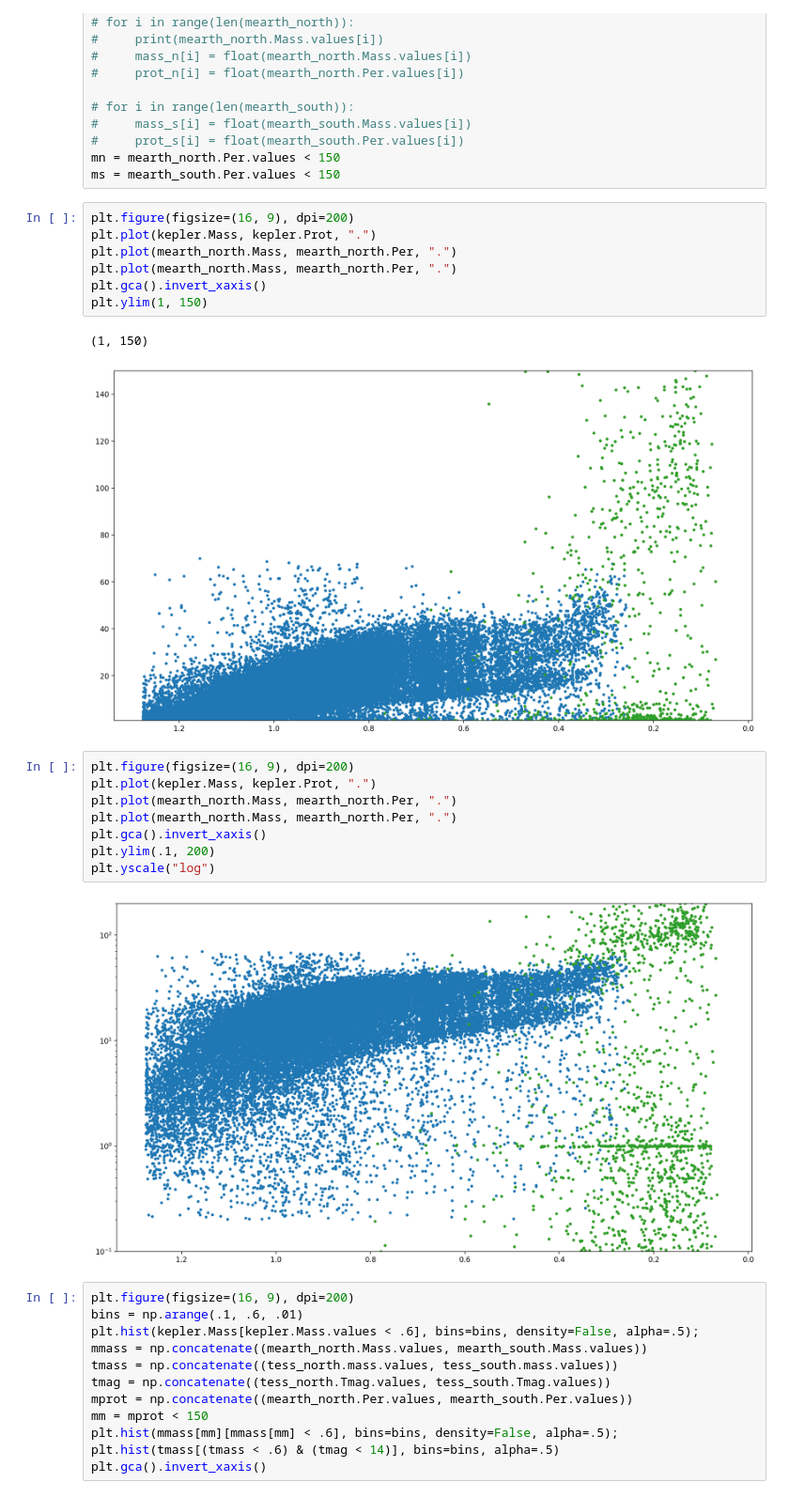
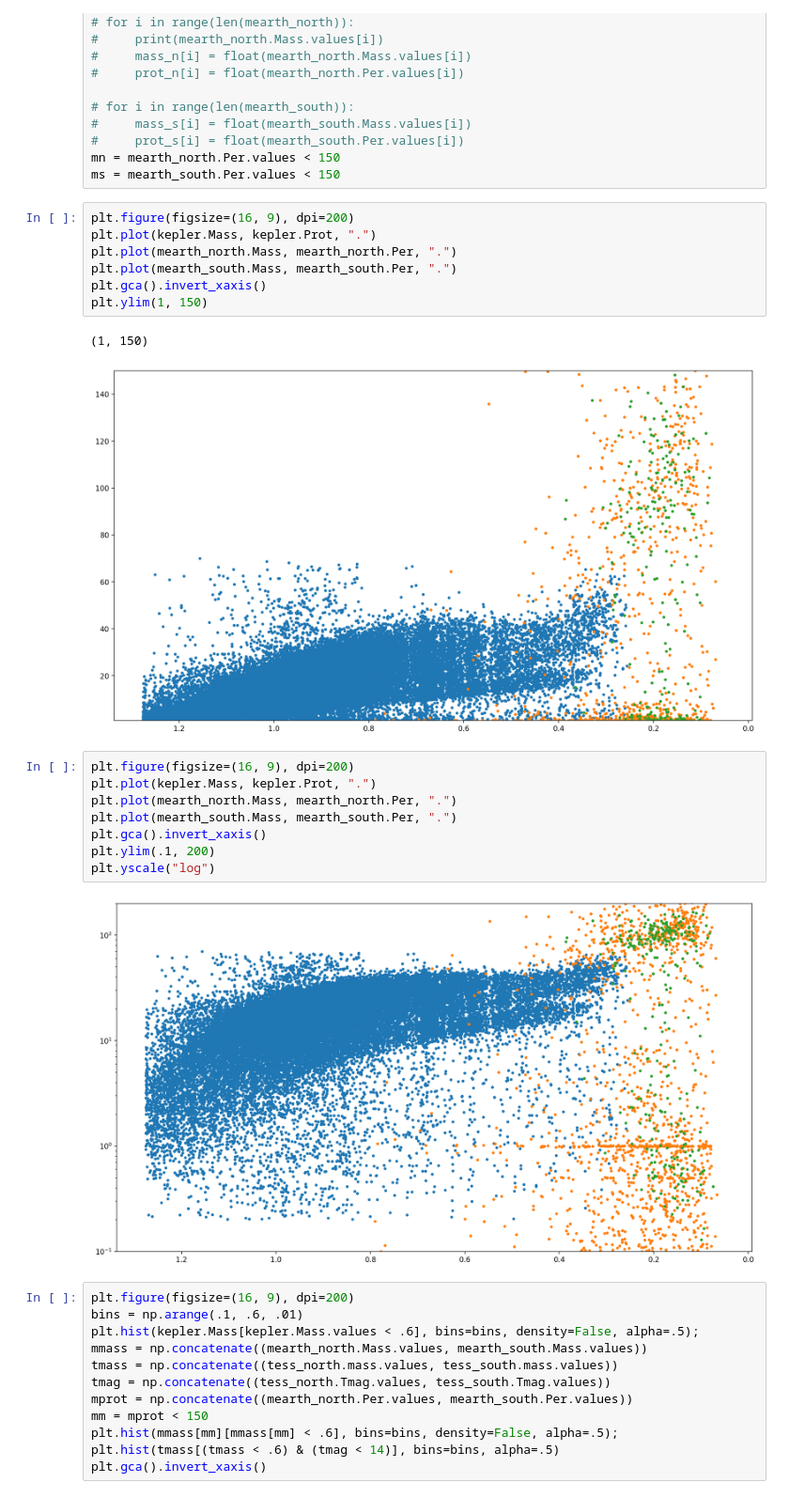
Before and after one commit to RuthAngus/TESS-rotation, a Jupyter notebook: code/notebooks/Mearth_kepler_TESS.ipynb, the cells around one changed output. Shown at 94% size. Cells and saved outputs as stored; diff of their text form.

```diff
--- a/code/notebooks/Mearth_kepler_TESS.ipynb
+++ b/code/notebooks/Mearth_kepler_TESS.ipynb
@@ -39,22 +39,22 @@ ms = mearth_south.Per.values < 150
 plt.figure(figsize=(16, 9), dpi=200)
 plt.plot(kepler.Mass, kepler.Prot, ".")
 plt.plot(mearth_north.Mass, mearth_north.Per, ".")
-plt.plot(mearth_north.Mass, mearth_north.Per, ".")
+plt.plot(mearth_south.Mass, mearth_south.Per, ".")
 plt.gca().invert_xaxis()
 plt.ylim(1, 150)
 # %% [output]
 (1, 150)
-[figure, old version]
+[figure, new version]
 # %%
 plt.figure(figsize=(16, 9), dpi=200)
 plt.plot(kepler.Mass, kepler.Prot, ".")
 plt.plot(mearth_north.Mass, mearth_north.Per, ".")
-plt.plot(mearth_north.Mass, mearth_north.Per, ".")
+plt.plot(mearth_south.Mass, mearth_south.Per, ".")
 plt.gca().invert_xaxis()
 plt.ylim(.1, 200)
 plt.yscale("log")
 # %% [output]
-[figure, old version]
+[figure, new version]
 # %%
 plt.figure(figsize=(16, 9), dpi=200)
 bins = np.arange(.1, .6, .01)
```
Also changed, not shown: 2 other files.
